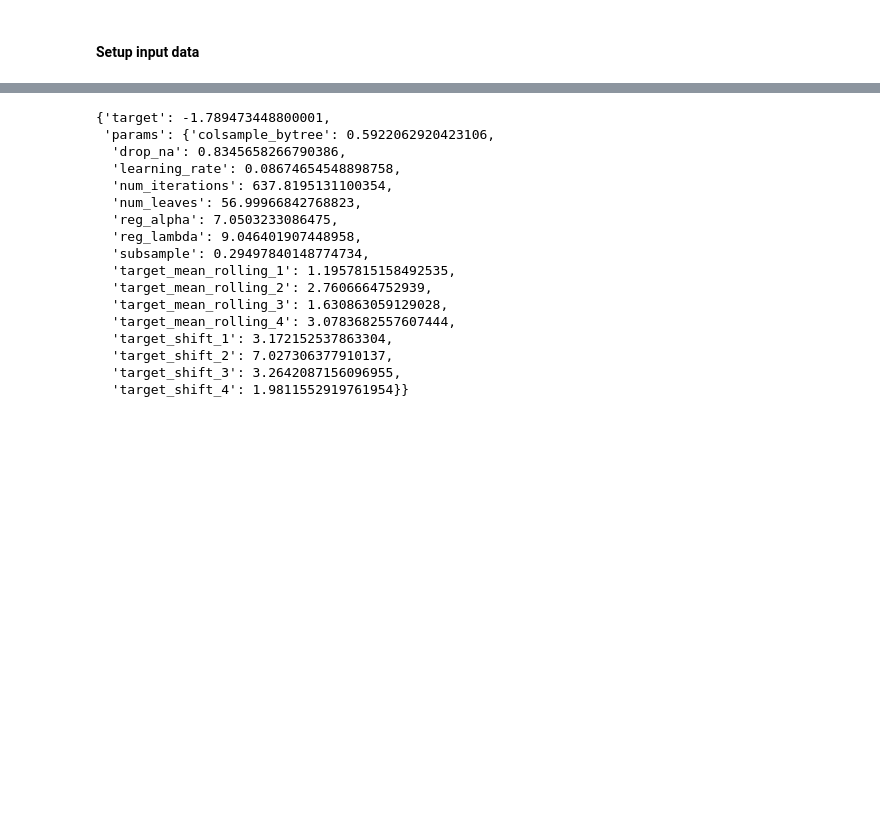
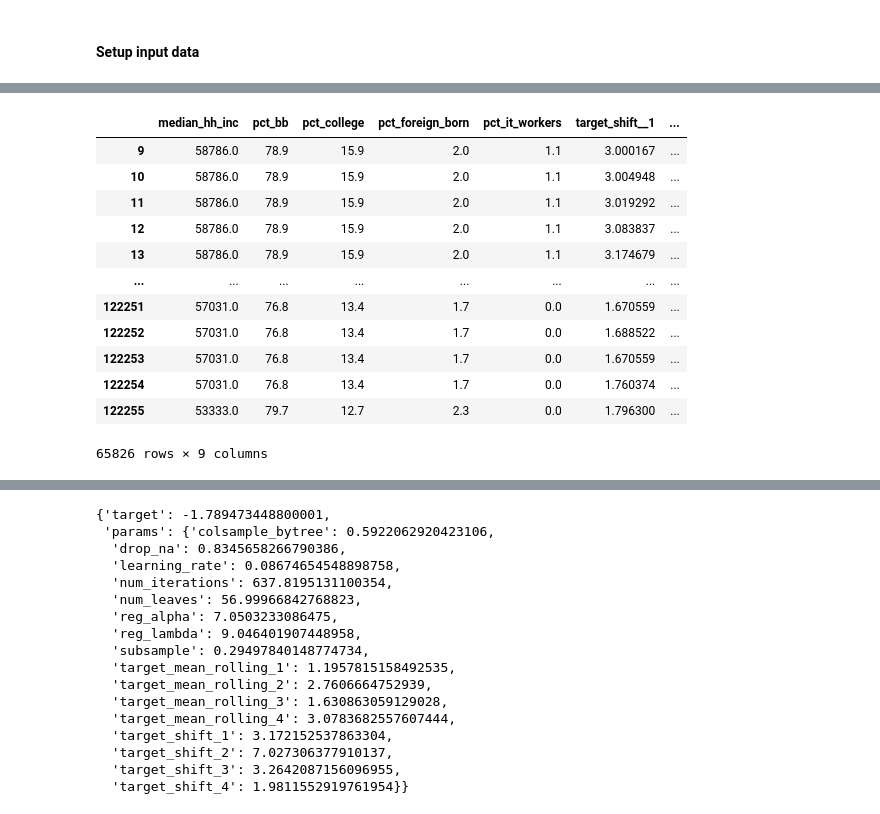
Before and after one commit to olympus999/godaddy-microbusiness-density-forecasting, a Jupyter notebook: notebooks/starter.ipynb, the cells around one changed output, grey strips where cells are left out. Drawn from its saved outputs; the diff is of its cells as text; code cells hidden in the pictures; blank space fills up the shorter version.

```diff
--- a/notebooks/starter.ipynb
+++ b/notebooks/starter.ipynb
@@ -807,0 +887,4 @@ UserWarning: categorical_column in param dict is overridden.
+# %%
+lgb_train, lgb_eval, df, features = lightgbm_bayesian._train_model(
+    **lightgbm_bayesian.optimizer.max["params"], return_data=True
+)
@@ -807,0 +907,16 @@ UserWarning: categorical_column in param dict is overridden.
+# %%
+lgb_train.data
+# %% [output]
+|  | median_hh_inc | pct_bb | pct_college | pct_foreign_born | pct_it_workers | target_shift__1 | ... |
+| 9 | 58786.0 | 78.9 | 15.9 | 2.0 | 1.1 | 3.000167 | ... |
+| 10 | 58786.0 | 78.9 | 15.9 | 2.0 | 1.1 | 3.004948 | ... |
+| 11 | 58786.0 | 78.9 | 15.9 | 2.0 | 1.1 | 3.019292 | ... |
+| 12 | 58786.0 | 78.9 | 15.9 | 2.0 | 1.1 | 3.083837 | ... |
+| 13 | 58786.0 | 78.9 | 15.9 | 2.0 | 1.1 | 3.174679 | ... |
+| ... | ... | ... | ... | ... | ... | ... | ... |
+| 122251 | 57031.0 | 76.8 | 13.4 | 1.7 | 0.0 | 1.670559 | ... |
+| 122252 | 57031.0 | 76.8 | 13.4 | 1.7 | 0.0 | 1.688522 | ... |
+| 122253 | 57031.0 | 76.8 | 13.4 | 1.7 | 0.0 | 1.670559 | ... |
+| 122254 | 57031.0 | 76.8 | 13.4 | 1.7 | 0.0 | 1.760374 | ... |
+| 122255 | 53333.0 | 79.7 | 12.7 | 2.3 | 0.0 | 1.796300 | ... |
+65826 rows × 9 columns
```
Also changed, not shown: parts of 21 cells of this notebook.
